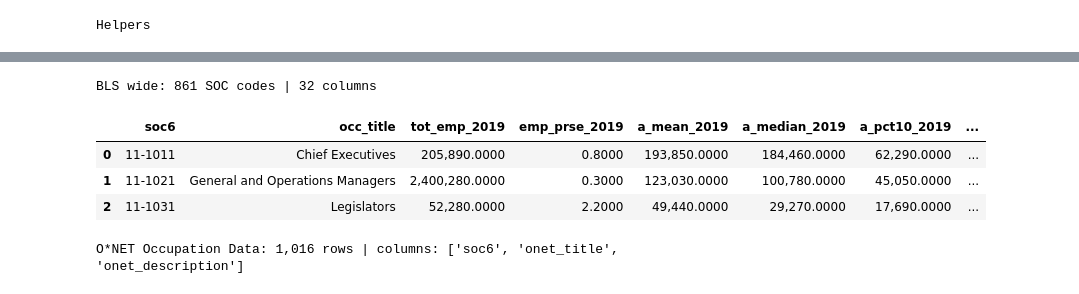
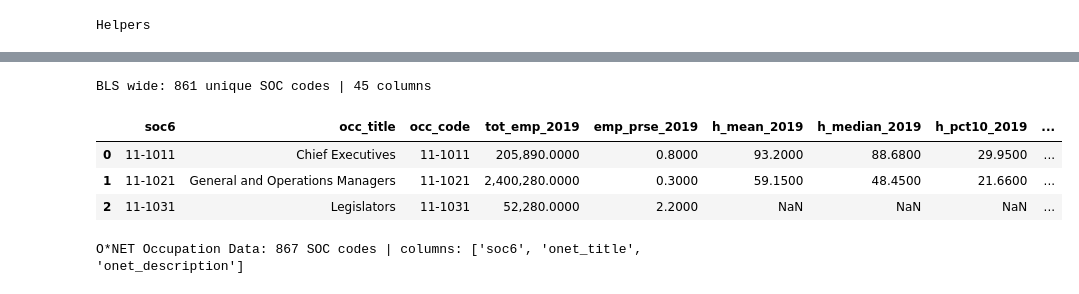
Before and after one commit to axtex/255-AI, a Jupyter notebook: notebooks/preprocessing/04_merge_master_table.ipynb, the cells around one changed output, grey strips where cells are left out. Cells and saved outputs as stored; diff of their text form; code cells hidden in the pictures.

Commit message:
Reworked merge

```diff
--- a/notebooks/preprocessing/04_merge_master_table.ipynb
+++ b/notebooks/preprocessing/04_merge_master_table.ipynb
@@ -16,11 +16,8 @@ pd.set_option('display.float_format', '{:,.4f}'.format)
 RAW        = Path('data/raw')
 PROCESSED  = Path('data/processed')
 
-BLS_FILES  = {
-    2019: RAW / 'bls/oesm19nat.xlsx',
-    2022: RAW / 'bls/oesm22nat.xlsx',
-    2024: RAW / 'bls/oesm24nat.xlsx',
-}
+BLS_FILE  = PROCESSED / 'bls/agg/bls_detail_clean.csv'
+
 ONET_ABILITIES   = RAW / 'onet/Abilities.xlsx'
 ONET_ACTIVITIES  = RAW / 'onet/Work Activities.xlsx'
 ONET_OCCUPATIONS = RAW / 'onet/Occupation Data.xlsx'
@@ -28,6 +25,7 @@ ONET_OCCUPATIONS = RAW / 'onet/Occupation Data.xlsx'
 FELTEN_FILE = RAW / 'felten/AIOE_DataAppendix.xlsx'
 
 list(Path('data/').iterdir())
+list(Path('data/processed/bls/agg/').iterdir())
 
 xls = pd.ExcelFile(Path('data/raw/felten/AIOE_DataAppendix.xlsx'))
 print(xls.sheet_names)
@@ -111,49 +95,62 @@ BLS 2024: 831 detailed occupations | columns: ['occ_title', 'tot_emp', 'emp_prse
 # %%
-#pivot to wide format: one row per SOC, wage columns suffixed by year
+#pivot to wide: one row per SOC, wage columns suffixed by year
+wage_cols = [c for c in bls_raw.columns if c in BLS_WAGE_COLS]
+
 bls_wide_frames = []
+for yr, grp in bls_raw.groupby('year'):
+    renamed = {c: f'{c}_{yr}' for c in wage_cols}
+    tmp = grp.rename(columns=renamed).drop(columns='year')
+    tmp = tmp.set_index('soc6')
+    bls_wide_frames.append(tmp)
 
-for yr, df in bls_frames.items():
-    wage_cols = [c for c in df.columns if c not in ('soc6', 'occ_title', 'bls_year')]
-    renamed = {c: f'{c}_{yr}' for c in wage_cols}
-    tmp = df.rename(columns=renamed).drop(columns='bls_year')
-    bls_wide_frames.append(tmp.set_index('soc6'))
+#outer-join vintages so all SOC codes from any year are retained
+bls = bls_wide_frames[0]
+for frame in bls_wide_frames[1:]:
+    bls = bls.join(frame, how='outer', rsuffix='_dup')
 
-#outer join within BLS so we keep all SOC codes present in any vintage,
-#then later the master merge will inner-join with O*NET & Felten
-bls = bls_wide_frames[0].join(bls_wide_frames[1], how='outer', rsuffix='_dup')
-bls = bls.join(bls_wide_frames[2], how='outer', rsuffix='_dup2')
-
-#resolve duplicate occ_title columns, keep the most recent non-null
+#resolve duplicate occ_title columns, keep the most recent non-null value
 title_cols = [c for c in bls.columns if c.startswith('occ_title')]
 bls['occ_title'] = bls[title_cols].bfill(axis=1).iloc[:, 0]
 bls = bls.drop(columns=[c for c in title_cols if c != 'occ_title'])
 bls = bls.drop(columns=[c for c in bls.columns if '_dup' in c])
 
 bls = bls.reset_index()
-print(f'BLS wide: {len(bls):,} SOC codes | {bls.shape[1]} columns')
+
+#move SOC code and title to front
+front = ['soc6', 'occ_title']
+bls = bls[front + [c for c in bls.columns if c not in front]]
+
+print(f'BLS wide: {bls["soc6"].nunique():,} unique SOC codes | {bls.shape[1]} columns')
 bls.head(3)
 # %% [output]
-BLS wide: 861 SOC codes | 32 columns
+BLS wide: 861 unique SOC codes | 45 columns
-|  | soc6 | occ_title | tot_emp_2019 | emp_prse_2019 | a_mean_2019 | a_median_2019 | a_pct10_2019 | ... |
-| 0 | 11-1011 | Chief Executives | 205,890.0000 | 0.8000 | 193,850.0000 | 184,460.0000 | 62,290.0000 | ... |
-| 1 | 11-1021 | General and Operations Managers | 2,400,280.0000 | 0.3000 | 123,030.0000 | 100,780.0000 | 45,050.0000 | ... |
-| 2 | 11-1031 | Legislators | 52,280.0000 | 2.2000 | 49,440.0000 | 29,270.0000 | 17,690.0000 | ... |
+|  | soc6 | occ_title | occ_code | tot_emp_2019 | emp_prse_2019 | h_mean_2019 | h_median_2019 | h_pct10_2019 | ... |
+| 0 | 11-1011 | Chief Executives | 11-1011 | 205,890.0000 | 0.8000 | 93.2000 | 88.6800 | 29.9500 | ... |
+| 1 | 11-1021 | General and Operations Managers | 11-1021 | 2,400,280.0000 | 0.3000 | 59.1500 | 48.4500 | 21.6600 | ... |
+| 2 | 11-1031 | Legislators | 11-1031 | 52,280.0000 | 2.2000 | NaN | NaN | NaN | ... |
 # %%
-#occupation data
+#ONET occupation data
 onet_occ = col_lower(pd.read_excel(ONET_OCCUPATIONS, dtype=str))
-onet_occ = onet_occ.rename(columns={'o*net-soc_code': 'onet_soc',
-                                     'onetsoc_code': 'onet_soc'})
-#accept column name present
+
+#find the SOC column
 soc_col = next(c for c in onet_occ.columns if 'soc' in c or 'code' in c)
 onet_occ = onet_occ.rename(columns={soc_col: 'onet_soc'})
-onet_occ['soc6'] = normalize_soc(onet_occ['onet_soc'].str[:7])  # trim to 6-digit
 
-keep_cols = ['soc6'] + [c for c in onet_occ.columns
-                         if c not in ('onet_soc', 'soc6') and 'title' in c or 'description' in c]
-onet_occ = onet_occ[list(dict.fromkeys(['soc6'] + keep_cols))].copy()
+#O*NET trim to 6-digit XX-XXXX
+onet_occ['soc6'] = normalize_soc(onet_occ['onet_soc'].str[:7])
+
+#keep title and description columns only
+keep_cols = [c for c in onet_occ.columns if c not in ('onet_soc',) and
+             ('title' in c or 'description' in c)]
+onet_occ = onet_occ[['soc6'] + keep_cols].copy()
+
+#prefix with onet_ for namespacing
 onet_occ.columns = ['soc6'] + [f'onet_{c}' for c in onet_occ.columns if c != 'soc6']
 
-print(f'O*NET Occupation Data: {len(onet_occ):,} rows | columns: {list(onet_occ.columns)}')
+#if multiple O*NET sub-occupations map to the same 6-digit SOC, keep the first
+onet_occ = onet_occ.drop_duplicates(subset='soc6', keep='first').reset_index(drop=True)
+
+print(f'O*NET Occupation Data: {len(onet_occ):,} SOC codes | columns: {list(onet_occ.columns)}')
 # %% [output]
-O*NET Occupation Data: 1,016 rows | columns: ['soc6', 'onet_title', 'onet_description']
+O*NET Occupation Data: 867 SOC codes | columns: ['soc6', 'onet_title', 'onet_description']
 # %%
```
Also changed, not shown: parts of 7 cells of this notebook.
